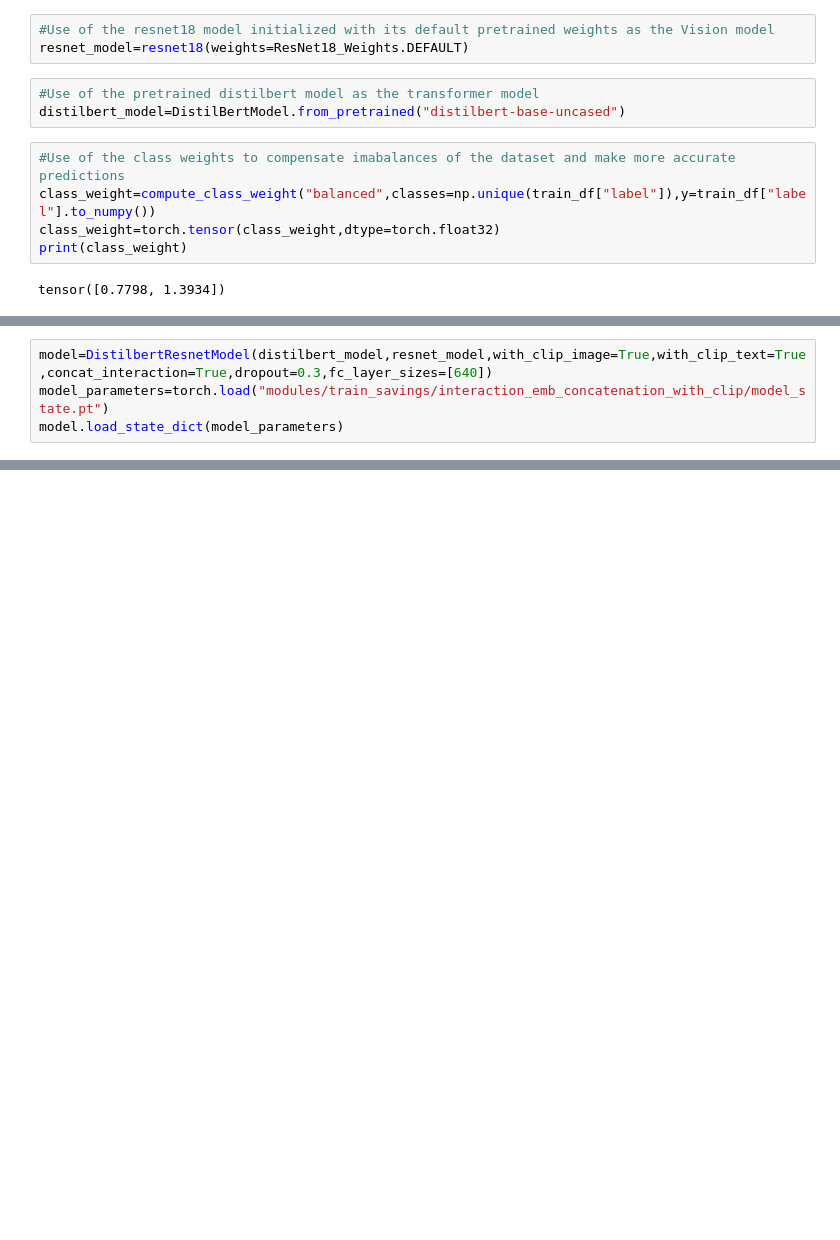
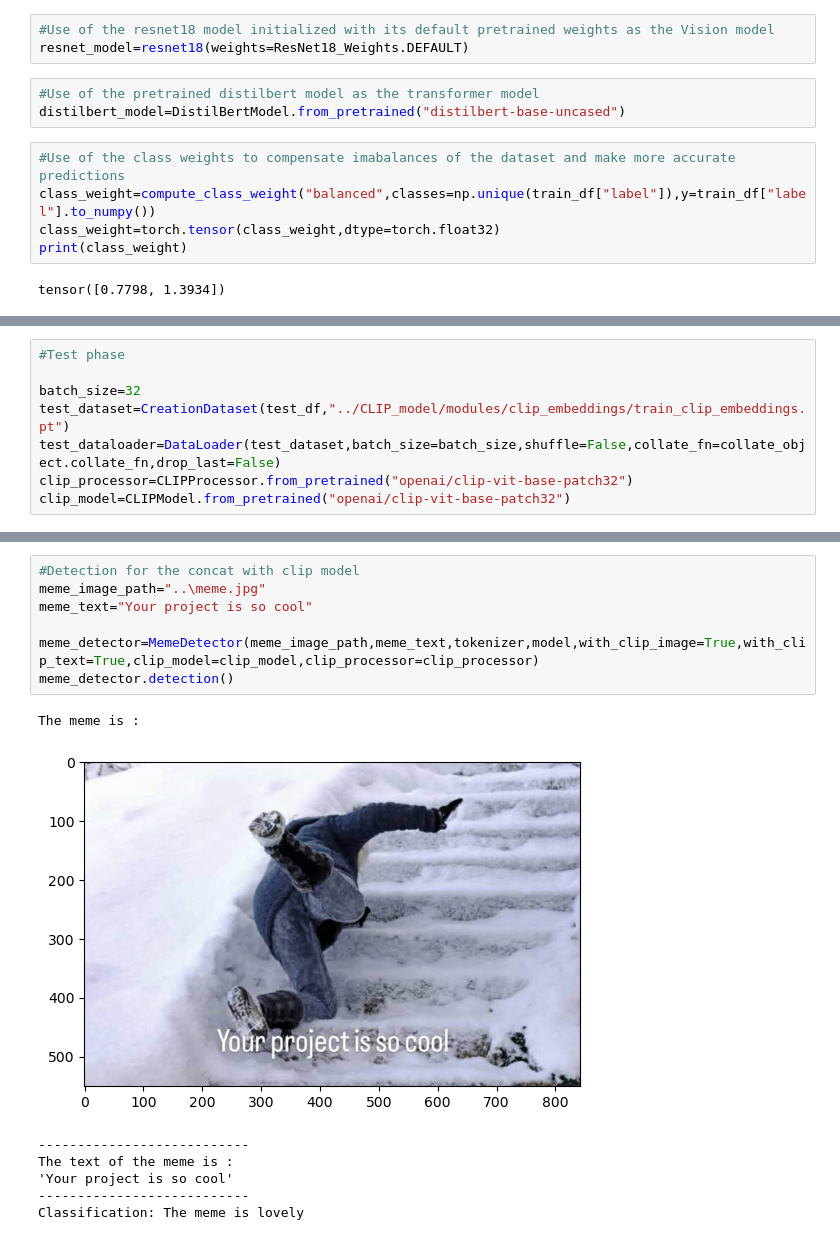
Before and after one commit to soheil-housni/Detection-of-Hateful-Memes-project, a Jupyter notebook: RESNET_BERT_model/main.ipynb, the cells around one changed output, grey strips where cells are left out. Cells and saved outputs as stored; diff of their text form; blank space fills up the shorter version.

Commit message:
Testing phase

```diff
--- a/RESNET_BERT_model/main.ipynb
+++ b/RESNET_BERT_model/main.ipynb
@@ -163,5 +172,9 @@ trainer.run_training(train_dataloader=train_dataloader,val_dataloader=val_datalo
 # %%
-model=DistilbertResnetModel(distilbert_model,resnet_model,with_clip_image=True,with_clip_text=True,concat_interaction=True,dropout=0.3,fc_layer_sizes=[640])
-model_parameters=torch.load("modules/train_savings/interaction_emb_concatenation_with_clip/model_state.pt")
-model.load_state_dict(model_parameters)
+#Test phase
+
+batch_size=32
+test_dataset=CreationDataset(test_df,"../CLIP_model/modules/clip_embeddings/train_clip_embeddings.pt")
+test_dataloader=DataLoader(test_dataset,batch_size=batch_size,shuffle=False,collate_fn=collate_object.collate_fn,drop_last=False)
+clip_processor=CLIPProcessor.from_pretrained("openai/clip-vit-base-patch32")
+clip_model=CLIPModel.from_pretrained("openai/clip-vit-base-patch32")
 # %% [output]
@@ -168,0 +196,15 @@ model.load_state_dict(model_parameters)
+# %%
+#Detection for the concat with clip model
+meme_image_path="..\meme.jpg"
+meme_text="Your project is so cool"
+
+meme_detector=MemeDetector(meme_image_path,meme_text,tokenizer,model,with_clip_image=True,with_clip_text=True,clip_model=clip_model,clip_processor=clip_processor)
+meme_detector.detection()
+# %% [output]
+The meme is :
+[figure, added]
+---------------------------
+The text of the meme is :
+'Your project is so cool'
+---------------------------
+Classification: The meme is lovely
```
Also changed, not shown: parts of 13 cells of this notebook, 12 other files.
